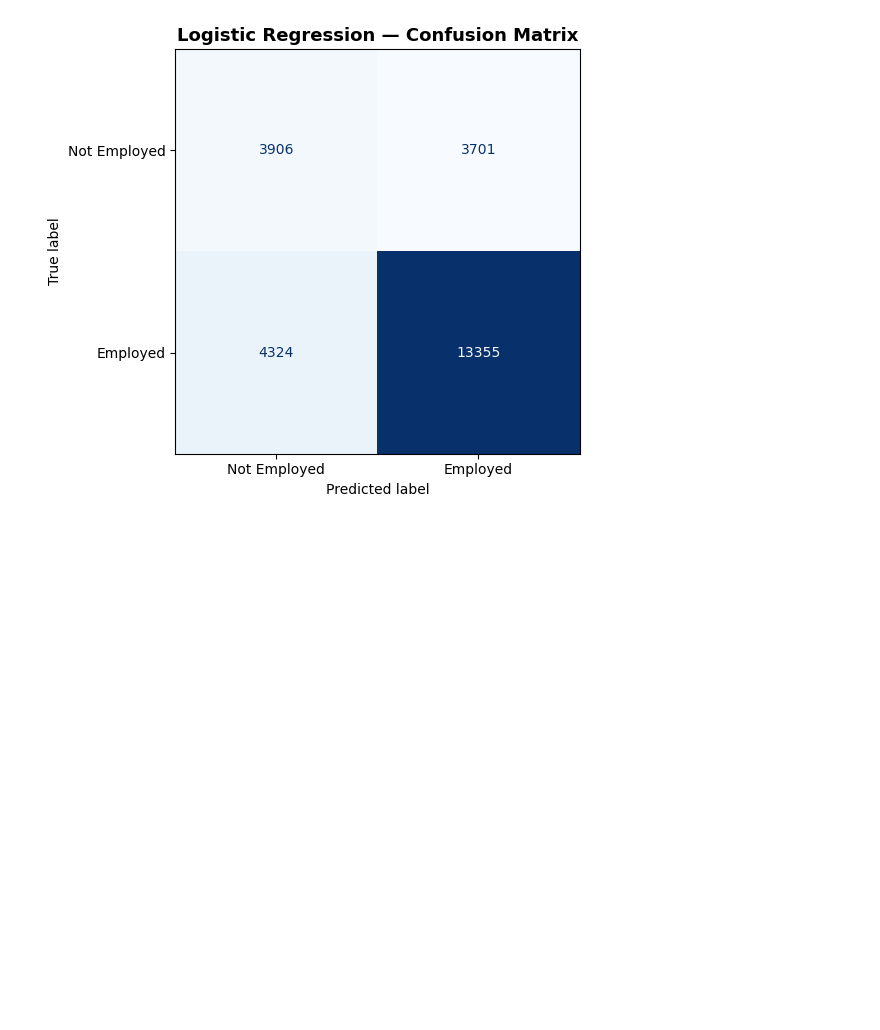
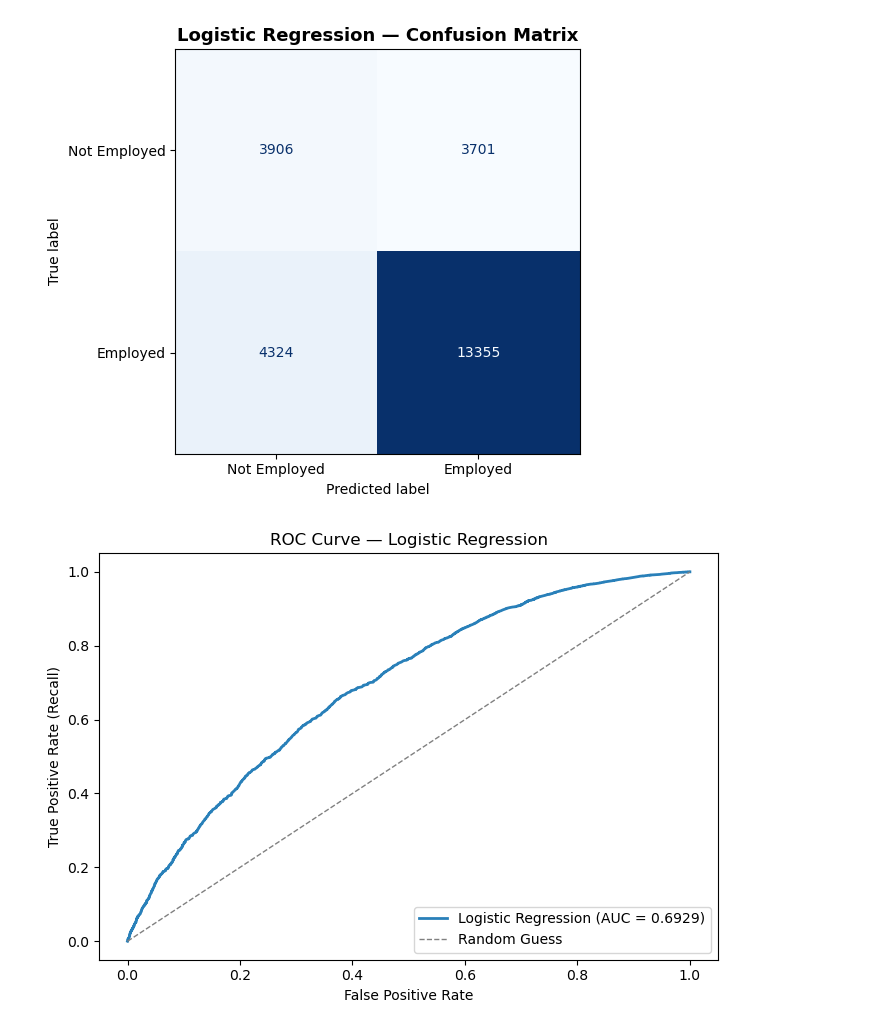
Before and after one commit to ClaraQuilapan/ca2-90-2022475, a Jupyter notebook: Untitled.ipynb, the cells around one changed output. Cells and saved outputs as stored; diff of their text form; code cells hidden in the pictures; blank space fills up the shorter version.

Commit message:
Update Untitled.ipynb
Receiver Operating Characteristic - ROC Curve

```diff
--- a/Untitled.ipynb
+++ b/Untitled.ipynb
@@ -625,3 +625,20 @@ plt.savefig("figures_du/lr_confusion_matrix.png", dpi=300, bbox_inches="tight")
 plt.show()
 # %% [output]
 [figure]
+# %%
+fpr_lr, tpr_lr, _ = roc_curve(y_test, y_prob_lr)
+auc_lr = roc_auc_score(y_test, y_prob_lr)
+
+plt.figure(figsize=(7, 5))
+plt.plot(fpr_lr, tpr_lr, color="#2980b9", lw=2,
+         label=f"Logistic Regression (AUC = {auc_lr:.4f})")
+plt.plot([0, 1], [0, 1], color="grey", linestyle="--", lw=1, label="Random Guess")
+plt.xlabel("False Positive Rate")
+plt.ylabel("True Positive Rate (Recall)")
+plt.title("ROC Curve — Logistic Regression")
+plt.legend(loc="lower right")
+plt.tight_layout()
+plt.savefig("figures_du/lr_roc_curve.png", dpi=300, bbox_inches="tight")
+plt.show()
+# %% [output]
+[figure, added]
```
